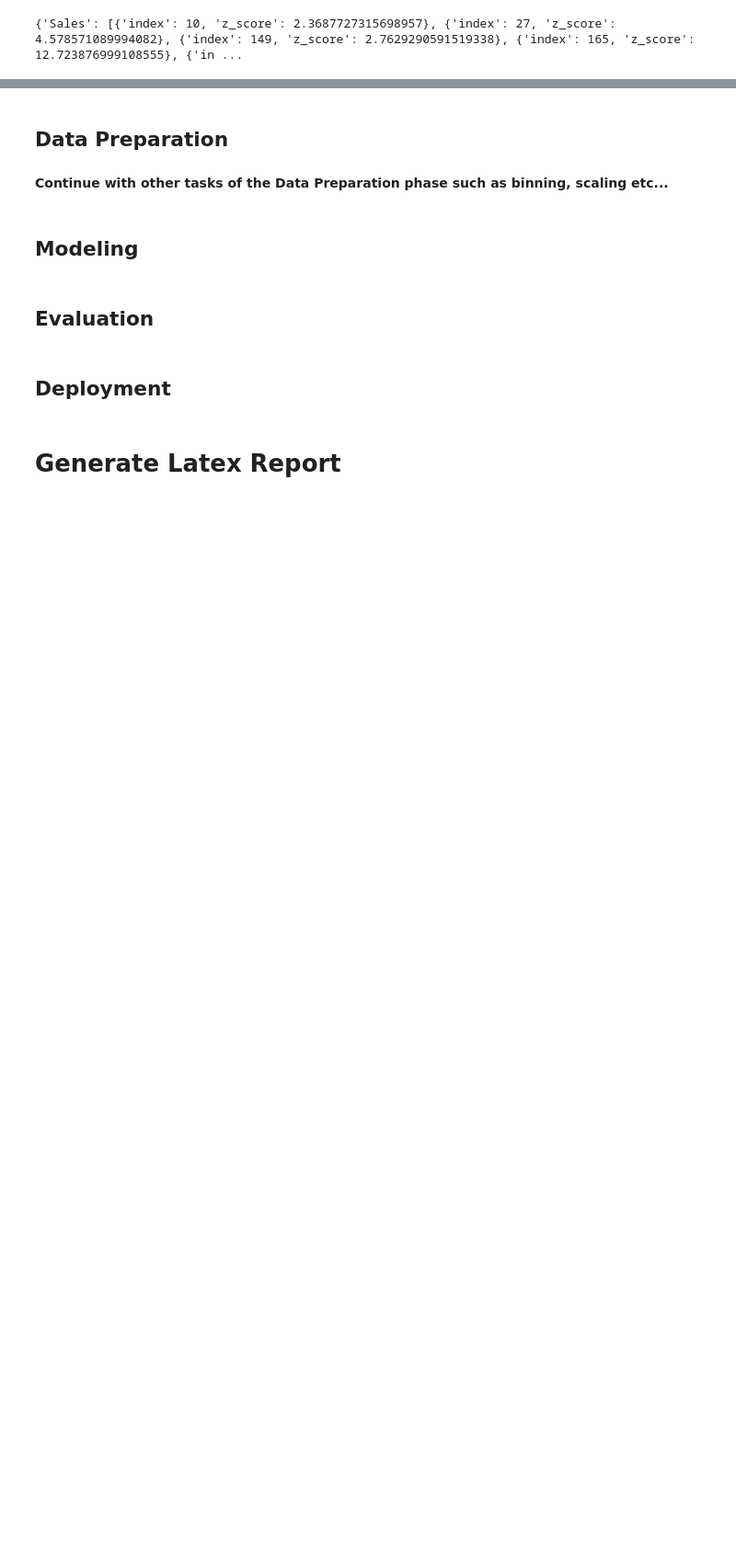
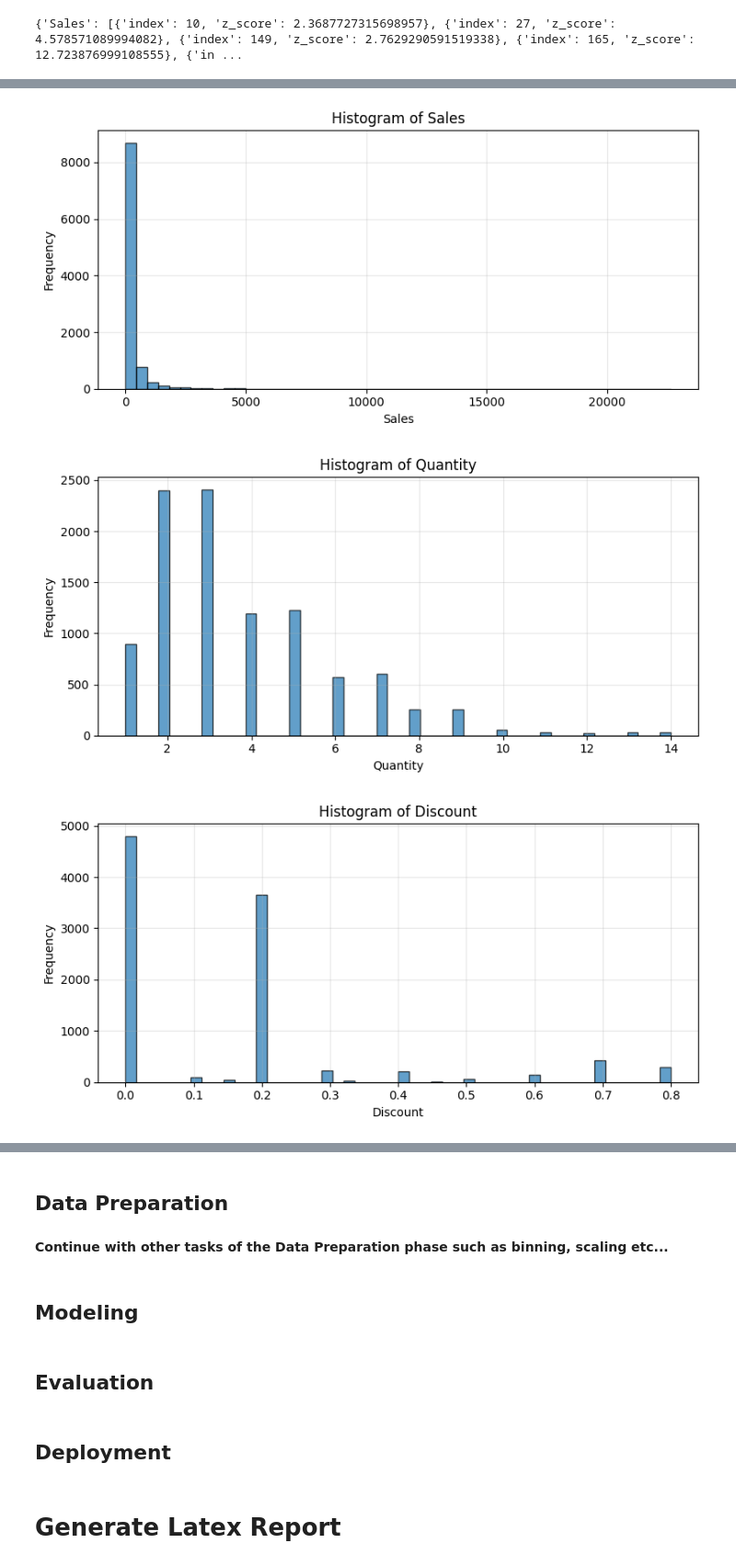
Before and after one commit to 11906257/BI_A3, a Jupyter notebook: Template/BI_2025_039.ipynb, the cells around one changed output, grey strips where cells are left out. Shown: that part at 92% size. Cells and saved outputs as stored; diff of their text form; code cells hidden in the pictures; blank space fills up the shorter version.

Commit message:
Add files via upload
Updated data understanding

```diff
--- a/Template/BI_2025_039.ipynb
+++ b/Template/BI_2025_039.ipynb
@@ -329,5 +327,6 @@ engine.insert(data_understanding_phase_executor, prefixes=prefixes)
 # %%
-superstore_data_path = os.path.join("data")
+superstore_data_path = "data"
+
 load_superstore_data_code_writer = student_a
 def load_superstore_data()-> pd.DataFrame:
 
@@ -546,7 +545,7 @@ data_triples = [
     ':data rdf:type sc:Dataset .',
     ':data sc:name "Loaded Superstore Sales Dataset" .',
     ':data sc:description "Order-level retail dataset after loading Superstore.csv and parsing order and ship dates." .',
-    # RecordSet for the in-memory / processed table
+    # RecordSet for the in-memory table
     ':recordset rdf:type cr:RecordSet .',
     ':recordset sc:name "Loaded Superstore order table" .',
     ':recordset sc:description "In-memory table of order-level retail transactions with parsed date fields and derived features." .',
@@ -727,0 +829,30 @@ engine.insert(inspect_outlier_report_activity, prefixes=prefixes)
+# %%
+def plot_histograms(
+    data: pd.DataFrame,
+    columns=('Sales', 'Quantity', 'Discount', 'Profit'),
+    bins=50
+):
+    """
+    Plots histograms for the selected numeric columns.
+    """
+    for col in columns:
+        if col not in data.columns:
+            print(f"Skipping missing column: {col}")
+            continue
+
+        values = data[col].astype(float)
+
+        plt.figure(figsize=(8, 4))
+        plt.hist(values, bins=bins, alpha=0.7, edgecolor='black')
+        plt.title(f"Histogram of {col}")
+        plt.xlabel(col)
+        plt.ylabel("Frequency")
+        plt.grid(alpha=0.3)
+        plt.tight_layout()
+        plt.show()
+
+plot_histograms(data)
+# %% [output]
+[figure, added]
+[figure, added]
+[figure, added]
```
Also changed, not shown: parts of 13 cells of this notebook.
